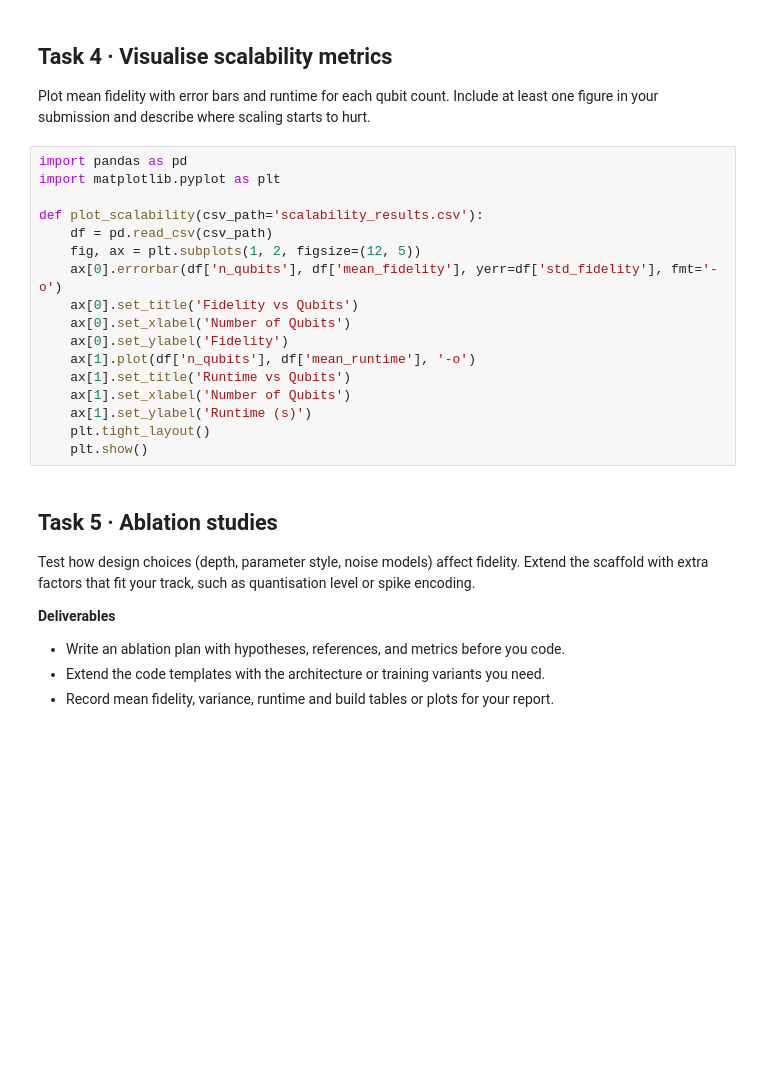
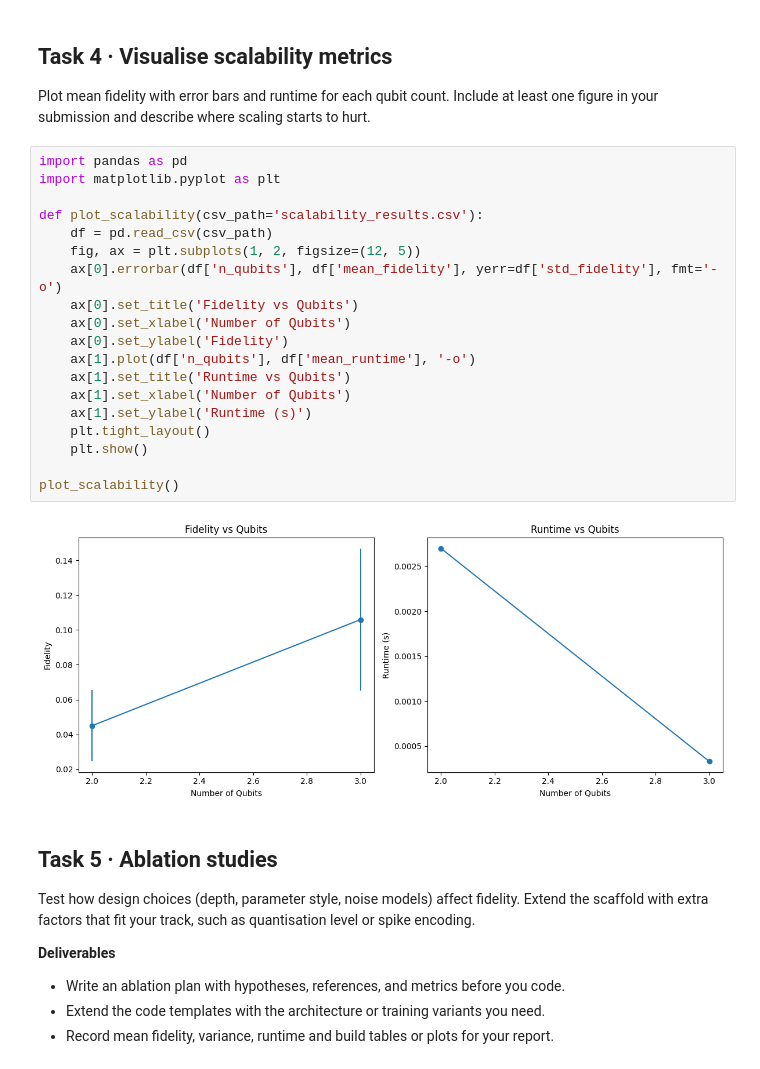
Before and after one commit to hareeshmacha/Assignment_3-QCT-, a Jupyter notebook: Assignment_3.ipynb, the cells around one changed output. Cells and saved outputs as stored; diff of their text form; blank space fills up the shorter version.

Commit message:
Add generated plots to notebook

```diff
--- a/Assignment_3.ipynb
+++ b/Assignment_3.ipynb
@@ -113,20 +113,24 @@ Plot mean fidelity with error bars and runtime for each qubit count. Include at
 # %%
 import pandas as pd
 import matplotlib.pyplot as plt
 
 def plot_scalability(csv_path='scalability_results.csv'):
     df = pd.read_csv(csv_path)
     fig, ax = plt.subplots(1, 2, figsize=(12, 5))
     ax[0].errorbar(df['n_qubits'], df['mean_fidelity'], yerr=df['std_fidelity'], fmt='-o')
     ax[0].set_title('Fidelity vs Qubits')
     ax[0].set_xlabel('Number of Qubits')
     ax[0].set_ylabel('Fidelity')
     ax[1].plot(df['n_qubits'], df['mean_runtime'], '-o')
     ax[1].set_title('Runtime vs Qubits')
     ax[1].set_xlabel('Number of Qubits')
     ax[1].set_ylabel('Runtime (s)')
     plt.tight_layout()
     plt.show()
+
+plot_scalability()
+# %% [output]
+[figure, added]
 # %% [markdown]
 ## Task 5 · Ablation studies
 Test how design choices (depth, parameter style, noise models) affect fidelity. Extend the scaffold with extra factors that fit your track, such as quantisation level or spike encoding.
```
